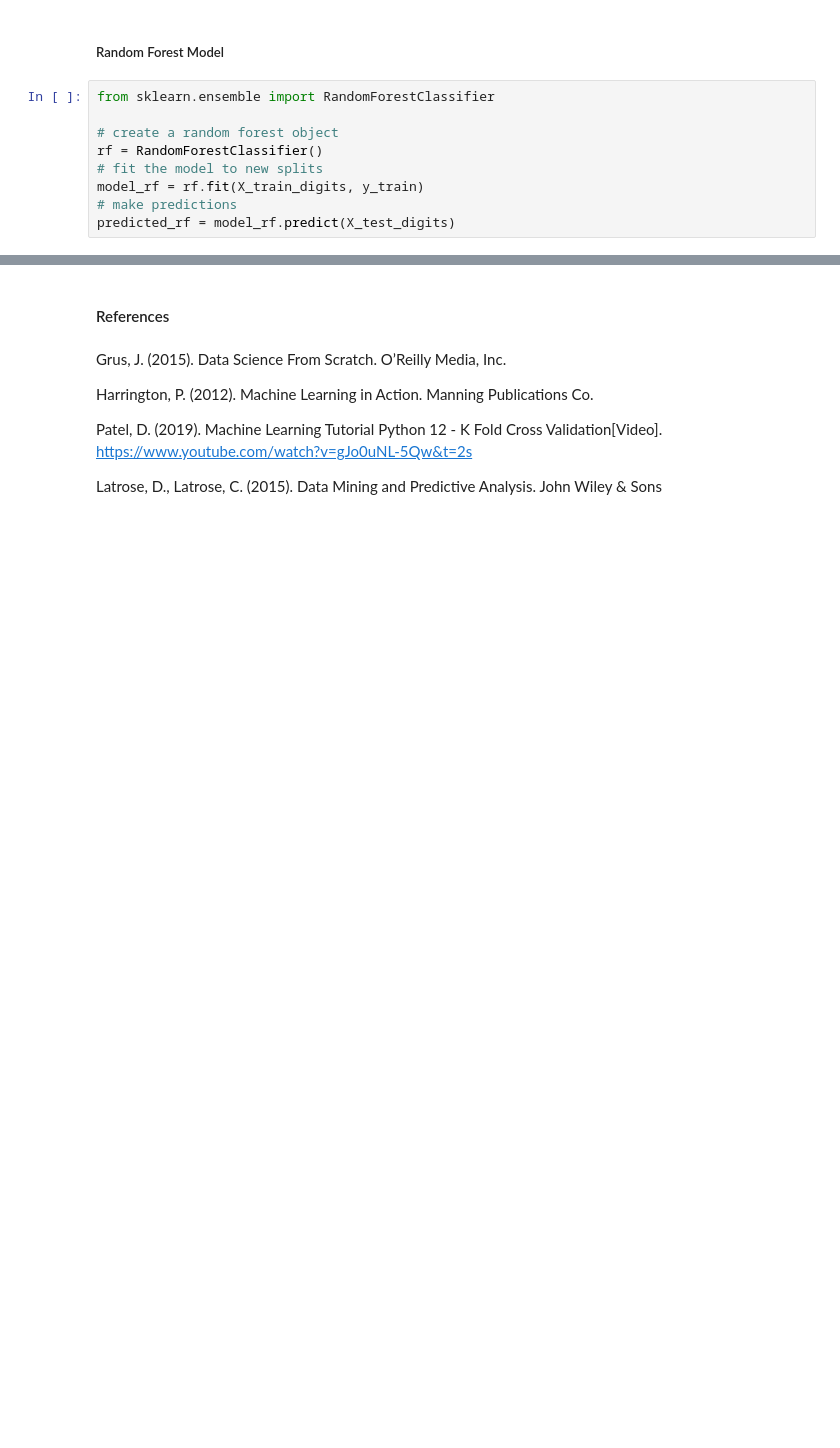
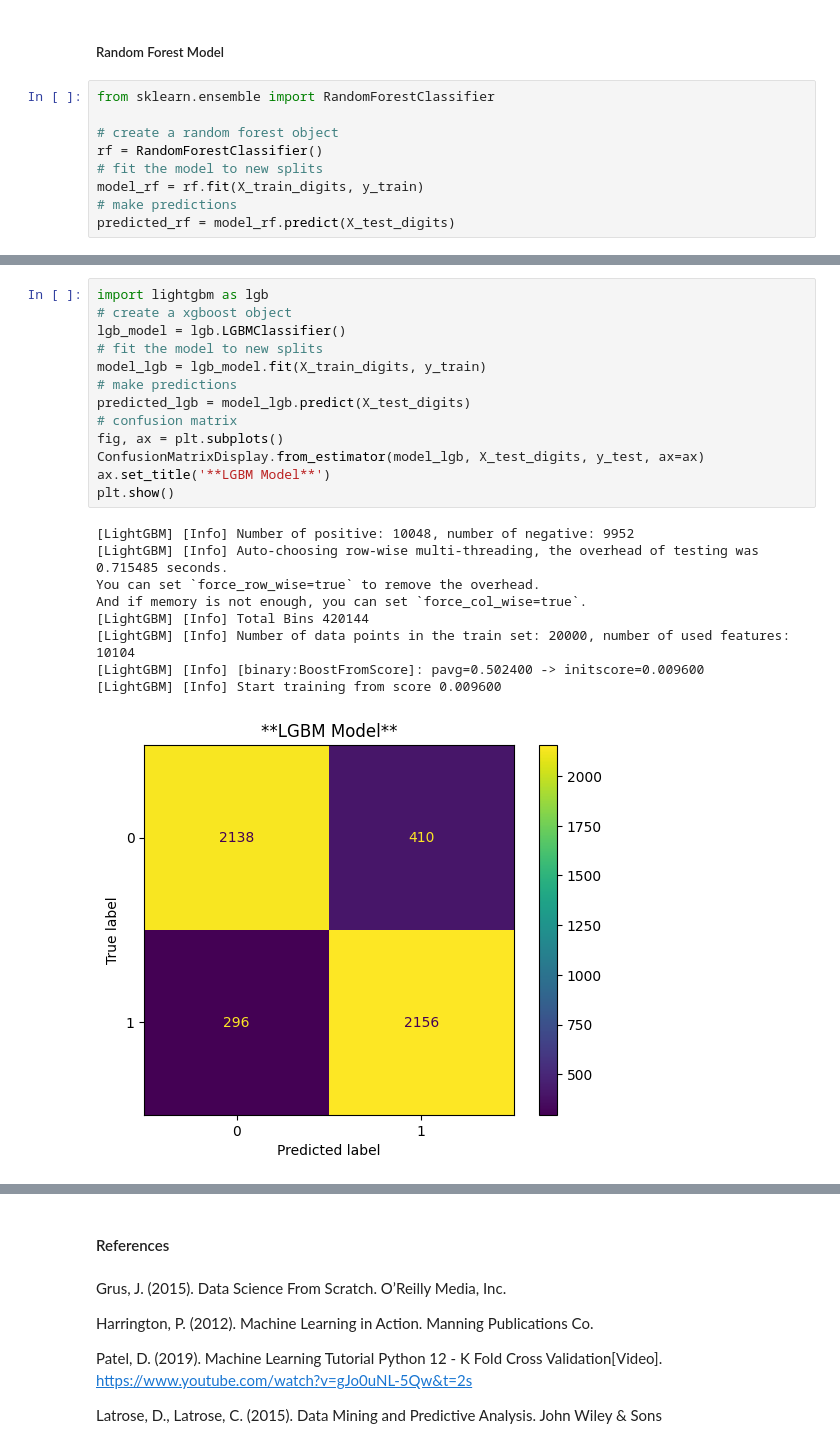
Before and after one commit to ryslipe/sentiment_analysis, a Jupyter notebook: notebook/bag_of_words.ipynb, the cells around one changed output, grey strips where cells are left out. Saved outputs shown, nothing was run; the diff lists cells and outputs as text; blank space fills up the shorter version.

```diff
--- a/notebook/bag_of_words.ipynb
+++ b/notebook/bag_of_words.ipynb
@@ -826,0 +855,23 @@ predicted_rf = model_rf.predict(X_test_digits)
+# %%
+import lightgbm as lgb
+# create a xgboost object
+lgb_model = lgb.LGBMClassifier()
+# fit the model to new splits
+model_lgb = lgb_model.fit(X_train_digits, y_train)
+# make predictions
+predicted_lgb = model_lgb.predict(X_test_digits)
+# confusion matrix
+fig, ax = plt.subplots()
+ConfusionMatrixDisplay.from_estimator(model_lgb, X_test_digits, y_test, ax=ax)
+ax.set_title('**LGBM Model**')
+plt.show()
+# %% [output]
+[LightGBM] [Info] Number of positive: 10048, number of negative: 9952
+[LightGBM] [Info] Auto-choosing row-wise multi-threading, the overhead of testing was 0.715485 seconds.
+You can set `force_row_wise=true` to remove the overhead.
+And if memory is not enough, you can set `force_col_wise=true`.
+[LightGBM] [Info] Total Bins 420144
+[LightGBM] [Info] Number of data points in the train set: 20000, number of used features: 10104
+[LightGBM] [Info] [binary:BoostFromScore]: pavg=0.502400 -> initscore=0.009600
+[LightGBM] [Info] Start training from score 0.009600
+[figure, added]
```
Also changed, not shown: parts of 6 cells of this notebook, 13 other files.
